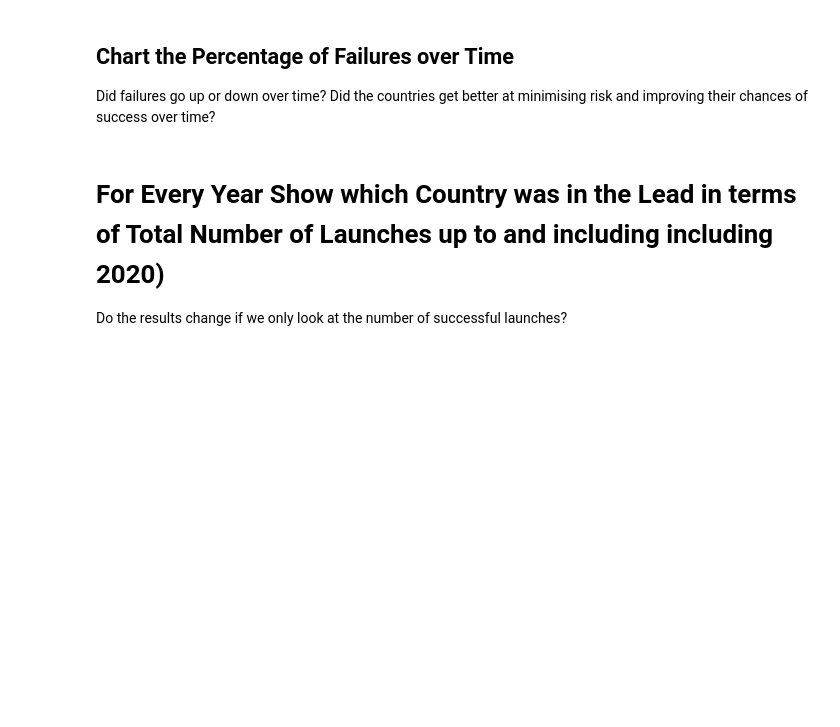
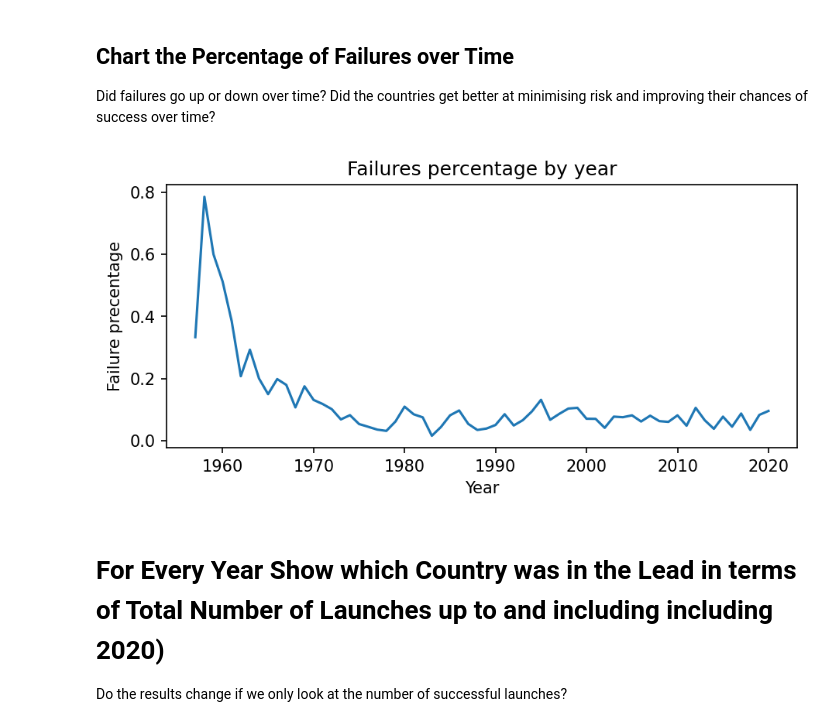
Before and after one commit to nkp1111/python-projects, a Jupyter notebook: 18.analyse_and_visualise_the_space_race/Space_Missions_Analysis_(start).ipynb, the cells around one changed output. Drawn from its saved outputs; the diff is of its cells as text; code cells hidden in the pictures; blank space fills up the shorter version.

Commit message:
Feat: complete space mission analysis

```diff
--- a/18.analyse_and_visualise_the_space_race/Space_Missions_Analysis_(start).ipynb
+++ b/18.analyse_and_visualise_the_space_race/Space_Missions_Analysis_(start).ipynb
@@ -1013,6 +1013,21 @@ plt.show()
 ## Chart the Percentage of Failures over Time
 
 Did failures go up or down over time? Did the countries get better at minimising risk and improving their chances of success over time?
+# %%
+plt.figure(figsize=(7, 3), dpi=150)
+
+plt.plot(
+    total_mission.index,
+    total_mission.failures / total_mission["Total mission"],
+)
+
+plt.title("Failures percentage by year")
+plt.xlabel("Year")
+plt.ylabel("Failure precentage")
+
+plt.show()
+# %% [output]
+[figure, added]
 # %% [markdown]
 # For Every Year Show which Country was in the Lead in terms of Total Number of Launches up to and including including 2020)
 
```
Also changed, not shown: parts of 8 cells of this notebook, 1 other file.
